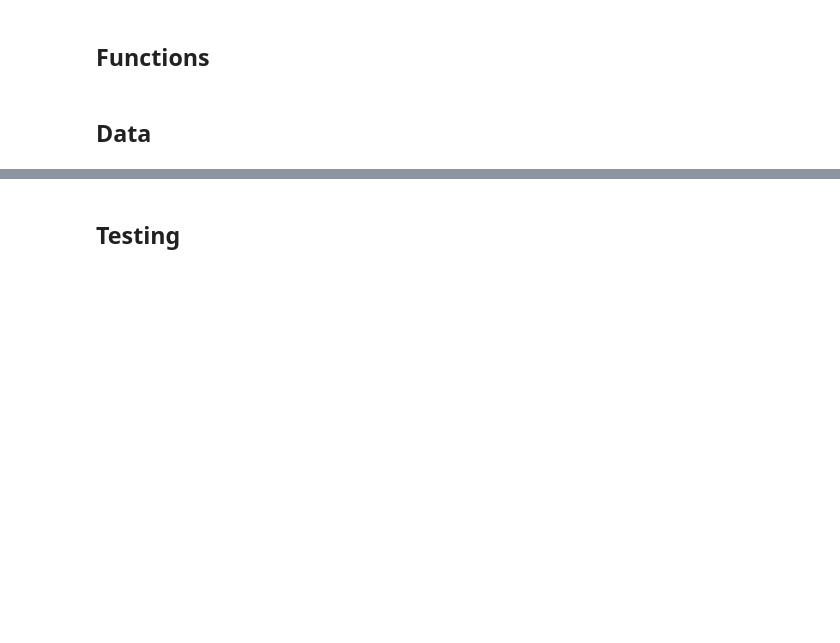
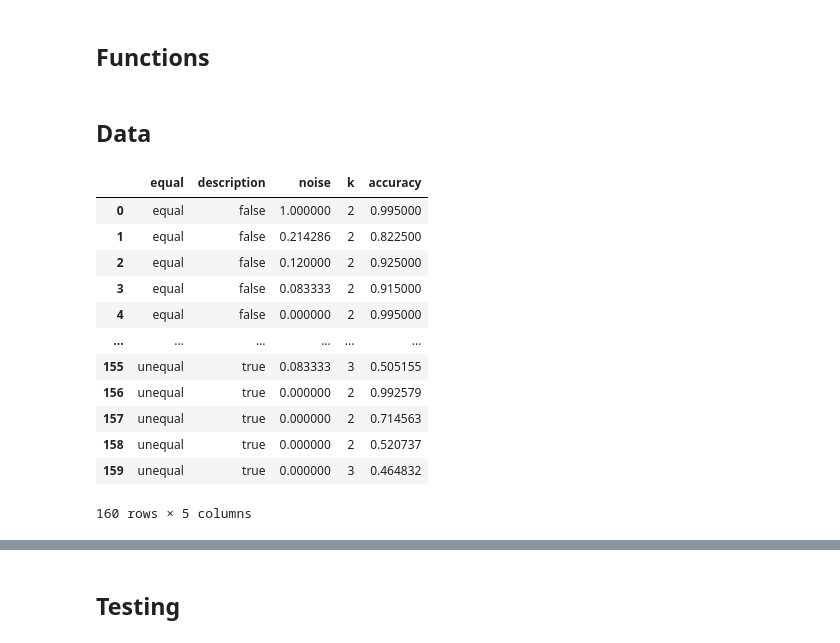
Before and after one commit to nonieA/clustEHR, a Jupyter notebook: notebooks/experiments_test.ipynb, the cells around one changed output, grey strips where cells are left out. Drawn from its saved outputs; the diff is of its cells as text; code cells hidden in the pictures; blank space fills up the shorter version.

```diff
--- a/notebooks/experiments_test.ipynb
+++ b/notebooks/experiments_test.ipynb
@@ -25,2 +22,31 @@ def create_dict(file_name,sets):
+# %%
+def create_dict(file_name,sets):
+    equal = re.sub('_.*','',file_name)
+    description = re.sub('.*equal_','',file_name)
+    description = re.sub('_.*','',description)
+    noise = re.sub('.*\d_','',file_name)
+    if noise == 'noise':
+        noise_rat = get_noise_rat(file_name,sets)
+    else:
+        noise_rat = 0
+    out_file_list = os.listdir('new_test/'+file_name +'/data_' + str(sets))
+    out = [i for i in out_file_list if 'output' in i][0]
+    df = pd.read_csv('new_test/'+file_name +'/data_' + str(sets) +'/'+out+ '/cluster_data.csv')
+    labels_df = pd.read_csv('new_test/'+file_name +'/data_' + str(sets) + '/'+out+'/labels.csv')
+    labels = labels_df['code']
+    accuracy = clustering(df,labels)
+    if description:
+        k = len(labels.unique())
+    else:
+        k = re.findall(r'\d+',file_name)
+        k = int(k[0])
+    out_dict = {
+        'equal':equal,
+        'description':description,
+        'noise':noise_rat,
+        'k':k,
+        'accuracy':accuracy
+    }
+    return out_dict
 # %% [markdown]
 ## Data
@@ -26,0 +60,16 @@ def create_dict(file_name,sets):
+# %%
+results_df
+# %% [output]
+|  | equal | description | noise | k | accuracy |
+| 0 | equal | false | 1.000000 | 2 | 0.995000 |
+| 1 | equal | false | 0.214286 | 2 | 0.822500 |
+| 2 | equal | false | 0.120000 | 2 | 0.925000 |
+| 3 | equal | false | 0.083333 | 2 | 0.915000 |
+| 4 | equal | false | 0.000000 | 2 | 0.995000 |
+| ... | ... | ... | ... | ... | ... |
+| 155 | unequal | true | 0.083333 | 3 | 0.505155 |
+| 156 | unequal | true | 0.000000 | 2 | 0.992579 |
+| 157 | unequal | true | 0.000000 | 2 | 0.714563 |
+| 158 | unequal | true | 0.000000 | 2 | 0.520737 |
+| 159 | unequal | true | 0.000000 | 3 | 0.464832 |
+160 rows × 5 columns
```
Also changed, not shown: parts of 21 cells of this notebook.
